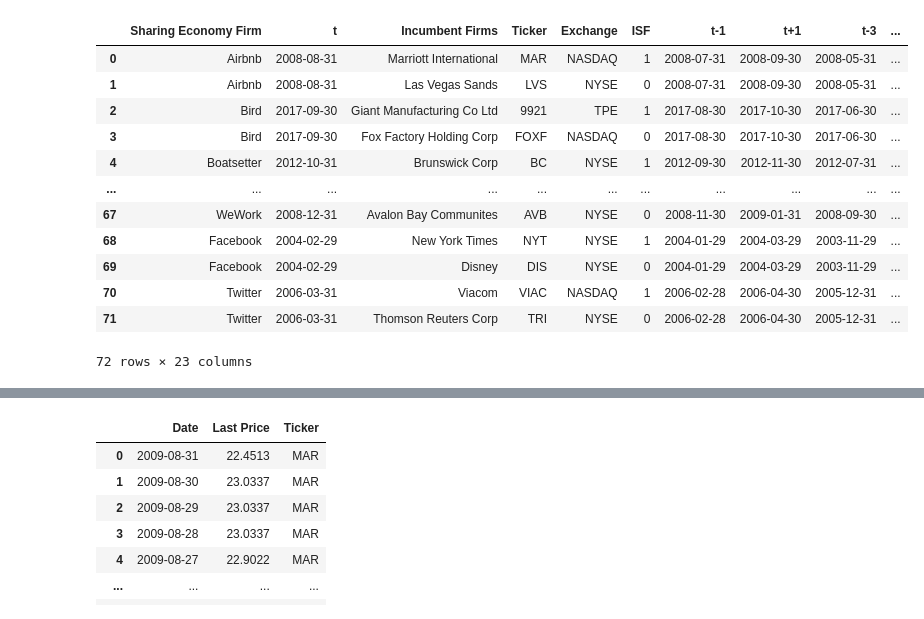
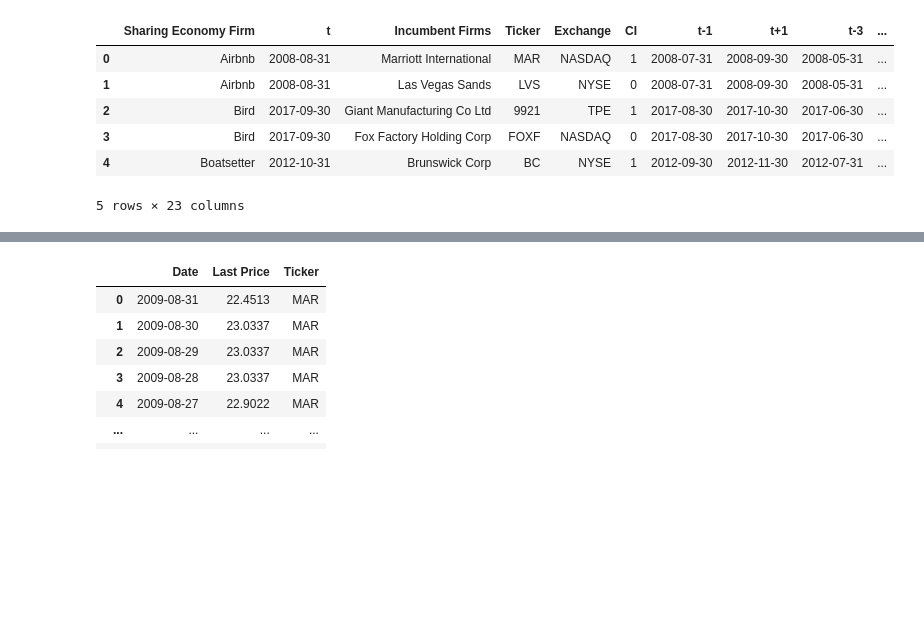
Before and after one commit to SolB77/Managerial-Economics-Senior-Thesis, a Jupyter notebook: Thesis Data Cleanup, Merging, and Visualization.ipynb, the cells around one changed output, grey strips where cells are left out. Cells and saved outputs as stored; diff of their text form; code cells hidden in the pictures; blank space fills up the shorter version.

```diff
--- a/Thesis Data Cleanup, Merging, and Visualization.ipynb
+++ b/Thesis Data Cleanup, Merging, and Visualization.ipynb
@@ -6,22 +6,16 @@ import seaborn as sns
 # %%
 #Load tickerdata
 tickerdata = pd.read_excel(r'Data for Thesis.xlsx',engine='openpyxl')
 tickerdata['Ticker'] = tickerdata['Ticker'].astype(str)
-tickerdata
+tickerdata.head()
 # %% [output]
-|  | Sharing Economy Firm | t | Incumbent Firms | Ticker | Exchange | ISF | t-1 | t+1 | t-3 | ... |
+|  | Sharing Economy Firm | t | Incumbent Firms | Ticker | Exchange | CI | t-1 | t+1 | t-3 | ... |
 | 0 | Airbnb | 2008-08-31 | Marriott International | MAR | NASDAQ | 1 | 2008-07-31 | 2008-09-30 | 2008-05-31 | ... |
 | 1 | Airbnb | 2008-08-31 | Las Vegas Sands | LVS | NYSE | 0 | 2008-07-31 | 2008-09-30 | 2008-05-31 | ... |
 | 2 | Bird | 2017-09-30 | Giant Manufacturing Co Ltd | 9921 | TPE | 1 | 2017-08-30 | 2017-10-30 | 2017-06-30 | ... |
 | 3 | Bird | 2017-09-30 | Fox Factory Holding Corp | FOXF | NASDAQ | 0 | 2017-08-30 | 2017-10-30 | 2017-06-30 | ... |
 | 4 | Boatsetter | 2012-10-31 | Brunswick Corp | BC | NYSE | 1 | 2012-09-30 | 2012-11-30 | 2012-07-31 | ... |
-| ... | ... | ... | ... | ... | ... | ... | ... | ... | ... | ... |
-| 67 | WeWork | 2008-12-31 | Avalon Bay Communites | AVB | NYSE | 0 | 2008-11-30 | 2009-01-31 | 2008-09-30 | ... |
-| 68 | Facebook | 2004-02-29 | New York Times | NYT | NYSE | 1 | 2004-01-29 | 2004-03-29 | 2003-11-29 | ... |
-| 69 | Facebook | 2004-02-29 | Disney | DIS | NYSE | 0 | 2004-01-29 | 2004-03-29 | 2003-11-29 | ... |
-| 70 | Twitter | 2006-03-31 | Viacom | VIAC | NASDAQ | 1 | 2006-02-28 | 2006-04-30 | 2005-12-31 | ... |
-| 71 | Twitter | 2006-03-31 | Thomson Reuters Corp | TRI | NYSE | 0 | 2006-02-28 | 2006-04-30 | 2005-12-31 | ... |
-72 rows × 23 columns
+5 rows × 23 columns
 # %%
 #View names of tickerdata.columns
 tickerdata.columns
```
Also changed, not shown: parts of 11 cells of this notebook, 3 other files.
